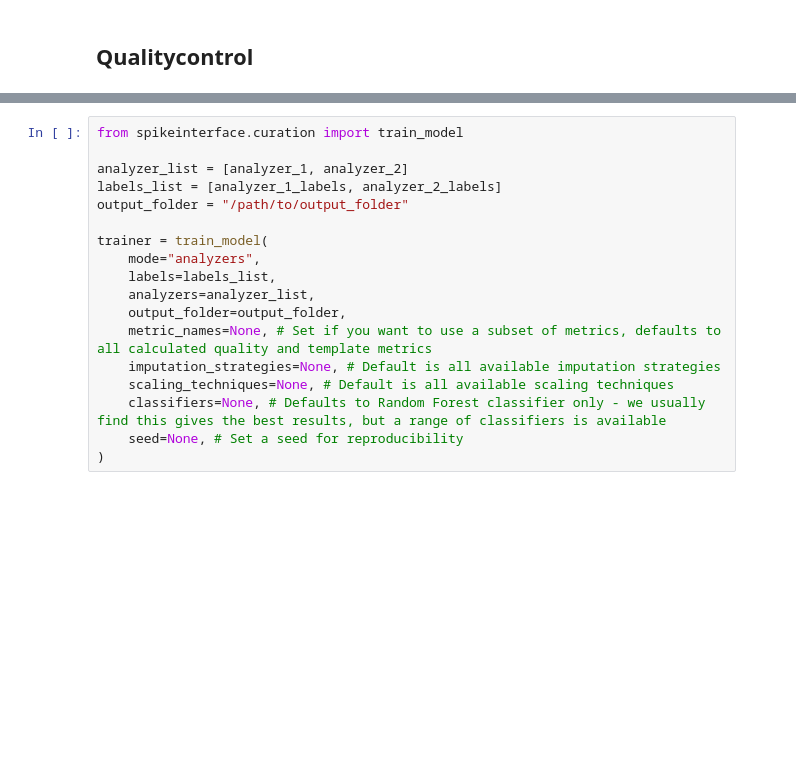
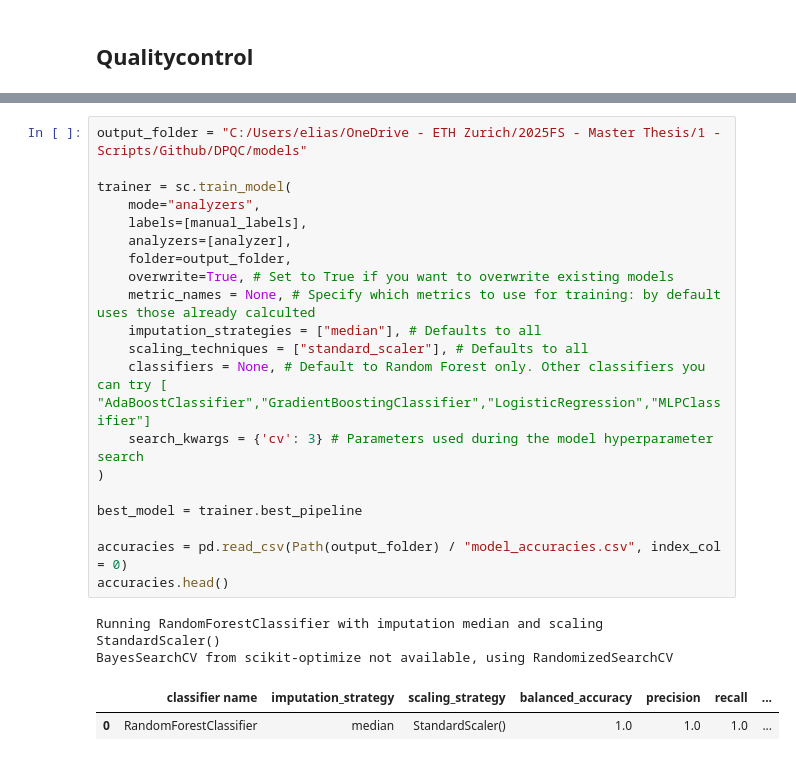
Before and after one commit to EHefti/DPQC, a Jupyter notebook: DPQC_Pipeline.ipynb, the cells around one changed output, grey strips where cells are left out. Drawn from its saved outputs; the diff is of its cells as text; blank space fills up the shorter version.

```diff
--- a/DPQC_Pipeline.ipynb
+++ b/DPQC_Pipeline.ipynb
@@ -174,18 +185,25 @@ OSError: Can't synchronously read data (can't open directory)
 # %%
-from spikeinterface.curation import train_model
+output_folder = "C:/Users/elias/OneDrive - ETH Zurich/2025FS - Master Thesis/1 - Scripts/Github/DPQC/models"
 
-analyzer_list = [analyzer_1, analyzer_2]
-labels_list = [analyzer_1_labels, analyzer_2_labels]
-output_folder = "/path/to/output_folder"
+trainer = sc.train_model(
+    mode="analyzers",
+    labels=[manual_labels],
+    analyzers=[analyzer],
+    folder=output_folder,
+    overwrite=True, # Set to True if you want to overwrite existing models
+    metric_names = None, # Specify which metrics to use for training: by default uses those already calculted
+    imputation_strategies = ["median"], # Defaults to all
+    scaling_techniques = ["standard_scaler"], # Defaults to all
+    classifiers = None, # Default to Random Forest only. Other classifiers you can try [ "AdaBoostClassifier","GradientBoostingClassifier","LogisticRegression","MLPClassifier"]
+    search_kwargs = {'cv': 3} # Parameters used during the model hyperparameter search
+)
 
-trainer = train_model(
-    mode="analyzers",
-    labels=labels_list,
-    analyzers=analyzer_list,
-    output_folder=output_folder,
-    metric_names=None, # Set if you want to use a subset of metrics, defaults to all calculated quality and template metrics
-    imputation_strategies=None, # Default is all available imputation strategies
-    scaling_techniques=None, # Default is all available scaling techniques
-    classifiers=None, # Defaults to Random Forest classifier only - we usually find this gives the best results, but a range of classifiers is available
-    seed=None, # Set a seed for reproducibility
-)
+best_model = trainer.best_pipeline
+
+accuracies = pd.read_csv(Path(output_folder) / "model_accuracies.csv", index_col = 0)
+accuracies.head()
+# %% [output]
+Running RandomForestClassifier with imputation median and scaling StandardScaler()
+BayesSearchCV from scikit-optimize not available, using RandomizedSearchCV
+|  | classifier name | imputation_strategy | scaling_strategy | balanced_accuracy | precision | recall | ... |
+| 0 | RandomForestClassifier | median | StandardScaler() | 1.0 | 1.0 | 1.0 | ... |
```
Also changed, not shown: parts of 5 cells of this notebook, 5 other files.
